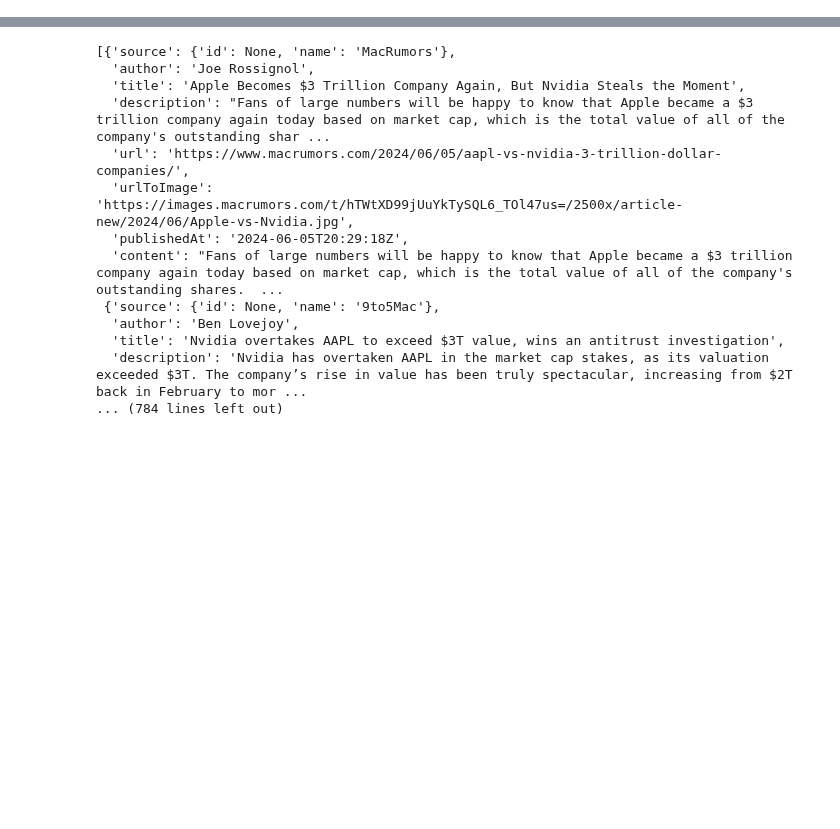
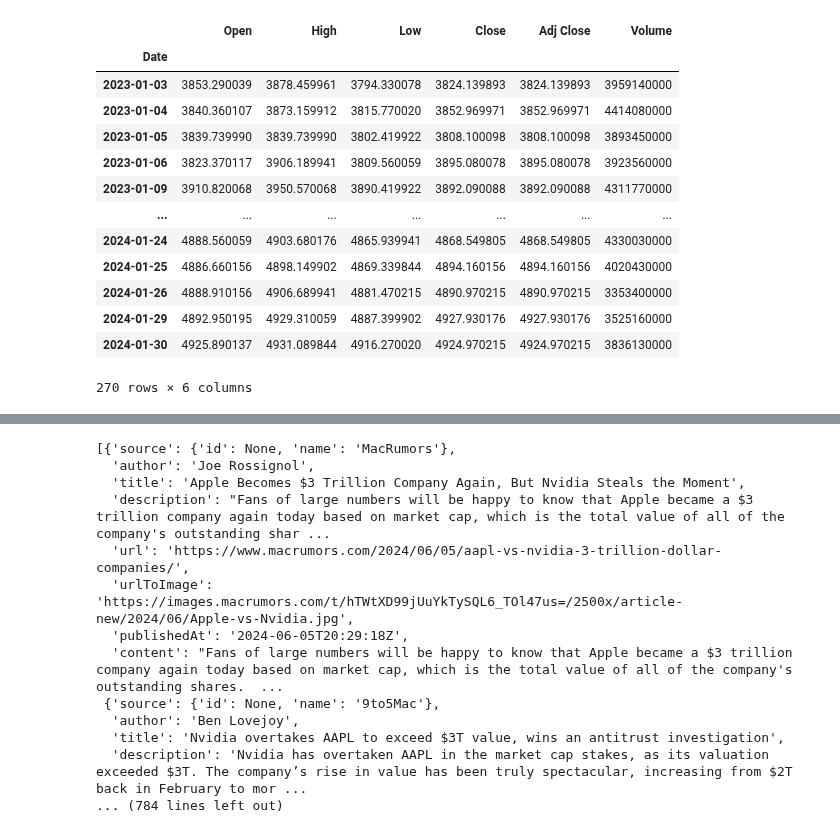
Before and after one commit to shekharbiswas/LSTM-Stock-Analysis, a Jupyter notebook: data_collection.ipynb, the cells around one changed output, grey strips where cells are left out. Saved outputs shown, nothing was run; the diff lists cells and outputs as text; code cells hidden in the pictures; blank space fills up the shorter version.

```diff
--- a/data_collection.ipynb
+++ b/data_collection.ipynb
@@ -38,3 +90,20 @@ data.head(2)
+# %%
+raw_data
+# %% [output]
+|  | Open | High | Low | Close | Adj Close | Volume |
+| Date |  |  |  |  |  |  |
+| 2023-01-03 | 3853.290039 | 3878.459961 | 3794.330078 | 3824.139893 | 3824.139893 | 3959140000 |
+| 2023-01-04 | 3840.360107 | 3873.159912 | 3815.770020 | 3852.969971 | 3852.969971 | 4414080000 |
+| 2023-01-05 | 3839.739990 | 3839.739990 | 3802.419922 | 3808.100098 | 3808.100098 | 3893450000 |
+| 2023-01-06 | 3823.370117 | 3906.189941 | 3809.560059 | 3895.080078 | 3895.080078 | 3923560000 |
+| 2023-01-09 | 3910.820068 | 3950.570068 | 3890.419922 | 3892.090088 | 3892.090088 | 4311770000 |
+| ... | ... | ... | ... | ... | ... | ... |
+| 2024-01-24 | 4888.560059 | 4903.680176 | 4865.939941 | 4868.549805 | 4868.549805 | 4330030000 |
+| 2024-01-25 | 4886.660156 | 4898.149902 | 4869.339844 | 4894.160156 | 4894.160156 | 4020430000 |
+| 2024-01-26 | 4888.910156 | 4906.689941 | 4881.470215 | 4890.970215 | 4890.970215 | 3353400000 |
+| 2024-01-29 | 4892.950195 | 4929.310059 | 4887.399902 | 4927.930176 | 4927.930176 | 3525160000 |
+| 2024-01-30 | 4925.890137 | 4931.089844 | 4916.270020 | 4924.970215 | 4924.970215 | 3836130000 |
+270 rows × 6 columns
 # %%
 import yfinance as yf
 import pandas as pd
```
Also changed, not shown: parts of 3 cells of this notebook, 1 other file.
